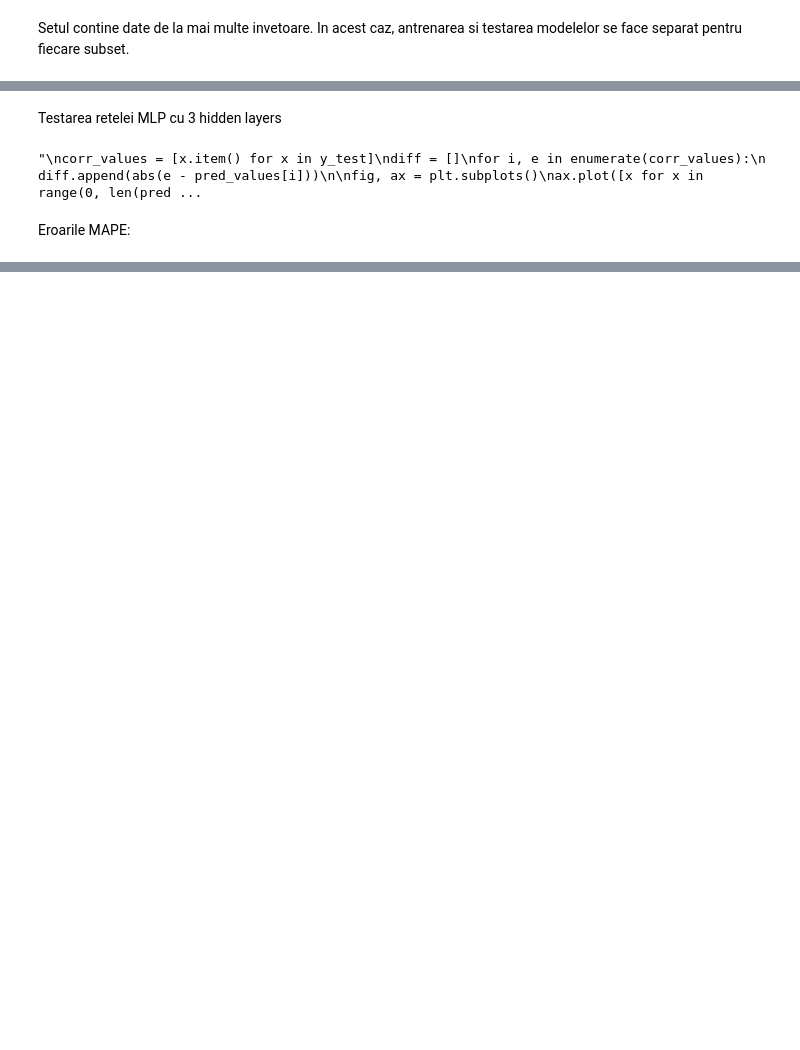
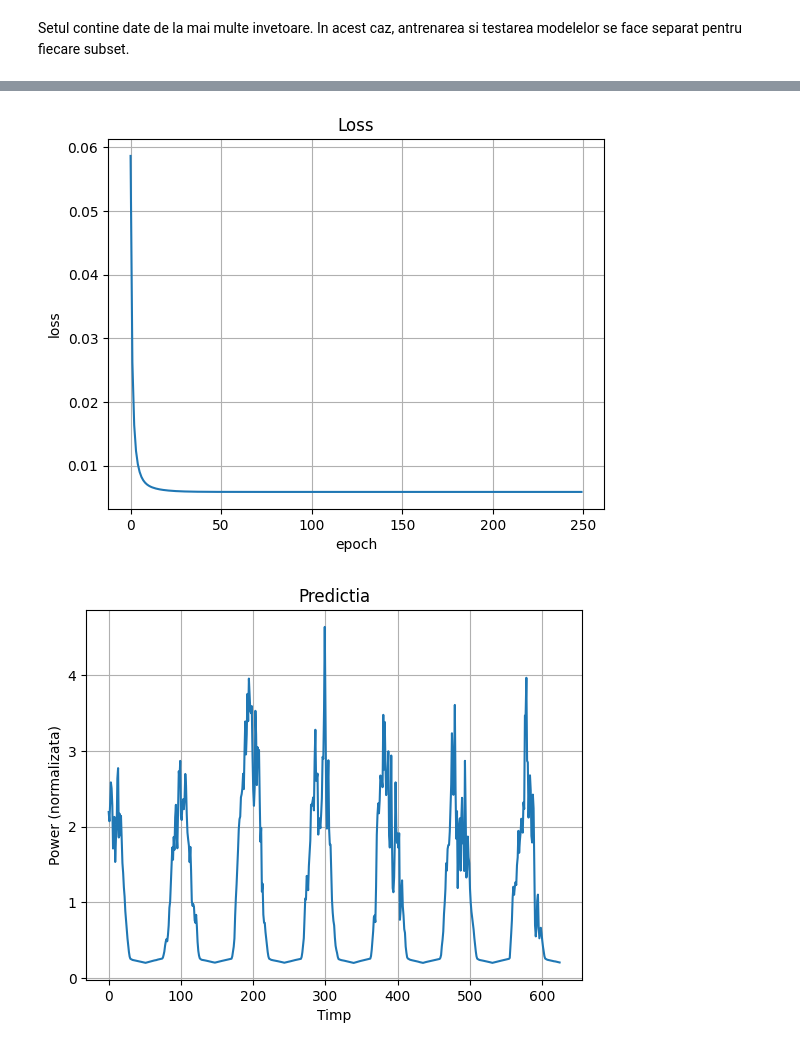
Before and after one commit to CiprianRegus/solar, a Jupyter notebook: Untitled.ipynb, the cells around one changed output, grey strips where cells are left out. Drawn from its saved outputs; the diff is of its cells as text; code cells hidden in the pictures; blank space fills up the shorter version.

Commit message:
working implementation of linear, mlp and stacking ensemble

```diff
--- a/Untitled.ipynb
+++ b/Untitled.ipynb
@@ -222 +176,4 @@ print(inverter_subsets)
+# %%
+inverter_subsets = main.split_inverters()
+x_train, y_train, x_test, y_test = main.normalize_data(inverter_subsets)
 # %% [markdown]
@@ -402,36 +191,0 @@ ax.grid()
-# %% [markdown]
-Testarea retelei MLP cu 3 hidden layers
-# %%
-"""
-print(mod.parameters())
-pred_values = []
-corr_values = []
-with torch.no_grad():
-    mod.eval()
-    test_loss = 0
-    for i in range(len(x_test)):
-        output = mod(torch.tensor(x_test[i]).type(torch.FloatTensor))
-        corr_values.append(y_test[i].item())
-        pred_values.append(output.item())
-"""
-"""
-corr_values = [x.item() for x in y_test]
-diff = []
-for i, e in enumerate(corr_values):
-    diff.append(abs(e - pred_values[i]))
-
-fig, ax = plt.subplots()
-ax.plot([x for x in range(0, len(pred_values))], pred_values)
-ax.set(xlabel='epoch', ylabel='Predicted value', title='MLP-3 prediction')
-ax.grid()
-
-fig, ax = plt.subplots()
-ax.plot([x for x in range(0, len(diff))], diff)
-ax.set(xlabel='epoch', ylabel='Diff', title='MLP-3 Difference')
-ax.grid()
-"""
-# %% [output]
-"\ncorr_values = [x.item() for x in y_test]\ndiff = []\nfor i, e in enumerate(corr_values):\n    diff.append(abs(e - pred_values[i]))\n\nfig, ax = plt.subplots()\nax.plot([x for x in range(0, len(pred ...
-# %% [markdown]
-
-Eroarile MAPE:
@@ -441,0 +192,3 @@ Eroarile MAPE:
+# %%
+main.run_linear_regression(x_train, y_train, x_test, y_test)
+# %% [output]
@@ -441,0 +197,2 @@ Eroarile MAPE:
+[figure, added]
+[figure, added]
```
Also changed, not shown: parts of 18 cells of this notebook, 5 other files.
